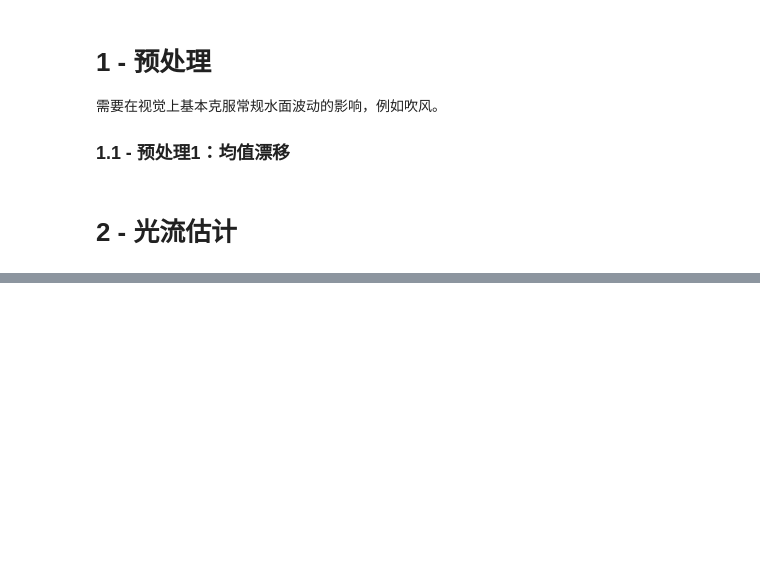
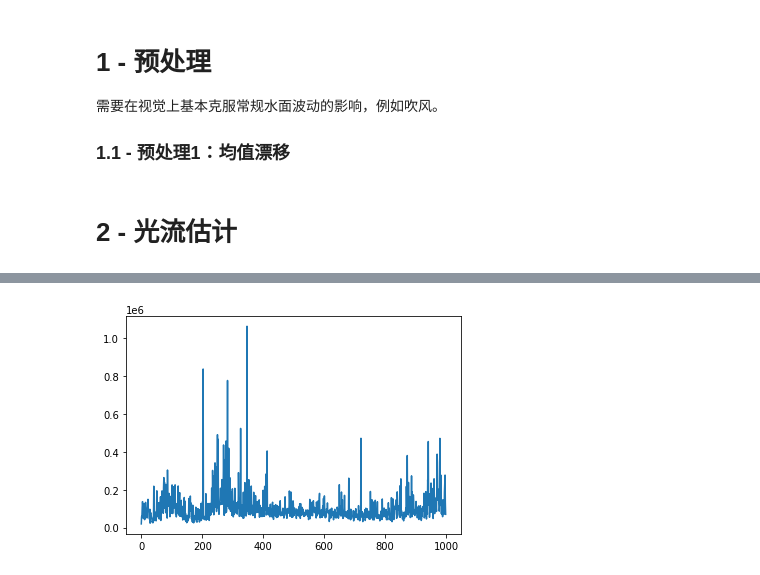
Before and after one commit to liuziyi-subtle/FishFeeding, a Jupyter notebook: test_optical_flow.ipynb, the cells around one changed output, grey strips where cells are left out. Drawn from its saved outputs; the diff is of its cells as text; code cells hidden in the pictures; blank space fills up the shorter version.

```diff
--- a/test_optical_flow.ipynb
+++ b/test_optical_flow.ipynb
@@ -43,0 +120,8 @@ cv2.destroyAllWindows()
+# %%
+import matplotlib.pyplot as plt
+
+# gma_plus-p_8x2_120k_mixed_368x768
+plt.plot(r)
+plt.show()
+# %% [output]
+[figure, added]
```
Also changed, not shown: parts of 12 cells of this notebook.
